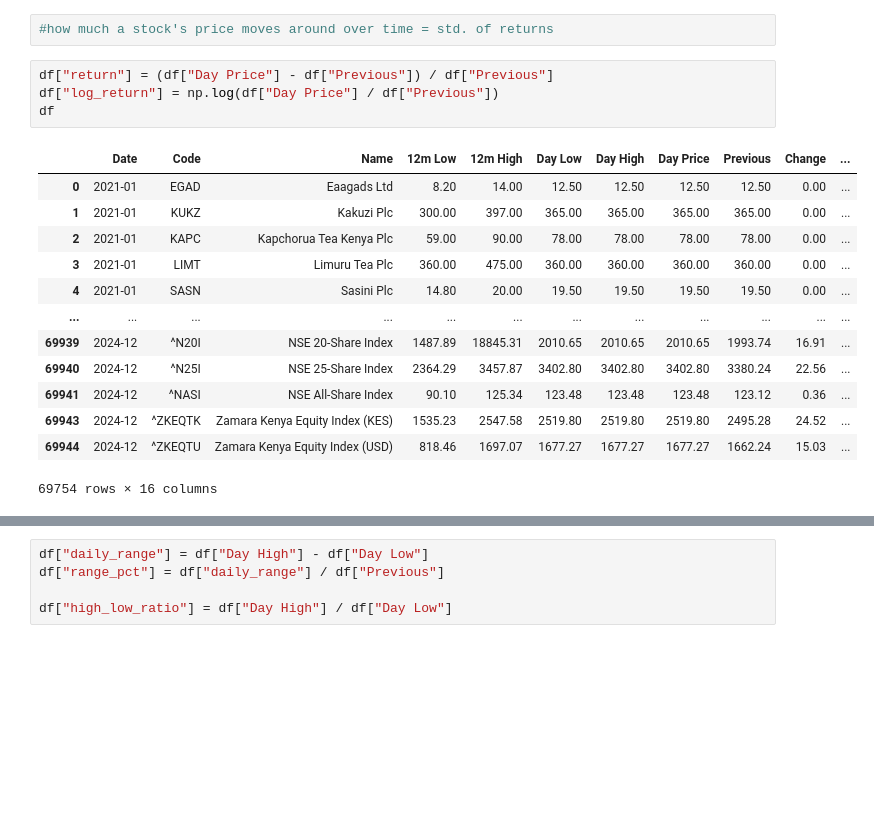
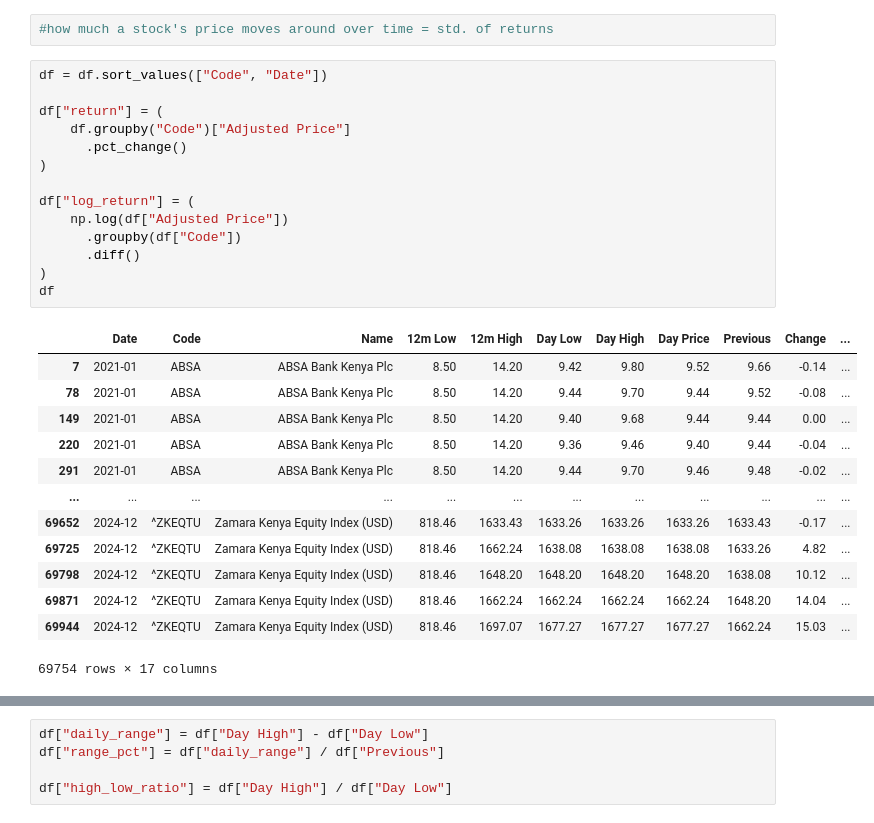
Before and after one commit to lorenaterah/NSE_Stock_Market_Segmentation, a Jupyter notebook: Notebooks/Lorena.ipynb, the cells around one changed output, grey strips where cells are left out. Drawn from its saved outputs; the diff is of its cells as text; blank space fills up the shorter version.

```diff
--- a/Notebooks/Lorena.ipynb
+++ b/Notebooks/Lorena.ipynb
@@ -314,20 +307,30 @@ df
 # %%
 #how much a stock's price moves around over time = std. of returns
-# %%
-df["return"] = (df["Day Price"] - df["Previous"]) / df["Previous"]
-df["log_return"] = np.log(df["Day Price"] / df["Previous"])
-df
-# %% [output]
-|  | Date | Code | Name | 12m Low | 12m High | Day Low | Day High | Day Price | Previous | Change | ... |
-| 0 | 2021-01 | EGAD | Eaagads Ltd | 8.20 | 14.00 | 12.50 | 12.50 | 12.50 | 12.50 | 0.00 | ... |
-| 1 | 2021-01 | KUKZ | Kakuzi Plc | 300.00 | 397.00 | 365.00 | 365.00 | 365.00 | 365.00 | 0.00 | ... |
-| 2 | 2021-01 | KAPC | Kapchorua Tea Kenya Plc | 59.00 | 90.00 | 78.00 | 78.00 | 78.00 | 78.00 | 0.00 | ... |
-| 3 | 2021-01 | LIMT | Limuru Tea Plc | 360.00 | 475.00 | 360.00 | 360.00 | 360.00 | 360.00 | 0.00 | ... |
-| 4 | 2021-01 | SASN | Sasini Plc | 14.80 | 20.00 | 19.50 | 19.50 | 19.50 | 19.50 | 0.00 | ... |
-| ... | ... | ... | ... | ... | ... | ... | ... | ... | ... | ... | ... |
-| 69939 | 2024-12 | ^N20I | NSE 20-Share Index | 1487.89 | 18845.31 | 2010.65 | 2010.65 | 2010.65 | 1993.74 | 16.91 | ... |
-| 69940 | 2024-12 | ^N25I | NSE 25-Share Index | 2364.29 | 3457.87 | 3402.80 | 3402.80 | 3402.80 | 3380.24 | 22.56 | ... |
-| 69941 | 2024-12 | ^NASI | NSE All-Share Index | 90.10 | 125.34 | 123.48 | 123.48 | 123.48 | 123.12 | 0.36 | ... |
-| 69943 | 2024-12 | ^ZKEQTK | Zamara Kenya Equity Index (KES) | 1535.23 | 2547.58 | 2519.80 | 2519.80 | 2519.80 | 2495.28 | 24.52 | ... |
-| 69944 | 2024-12 | ^ZKEQTU | Zamara Kenya Equity Index (USD) | 818.46 | 1697.07 | 1677.27 | 1677.27 | 1677.27 | 1662.24 | 15.03 | ... |
-69754 rows × 16 columns
+# %%
+df = df.sort_values(["Code", "Date"])
+
+df["return"] = (
+    df.groupby("Code")["Adjusted Price"]
+      .pct_change()
+)
+
+df["log_return"] = (
+    np.log(df["Adjusted Price"])
+      .groupby(df["Code"])
+      .diff()
+)
+df
+# %% [output]
+|  | Date | Code | Name | 12m Low | 12m High | Day Low | Day High | Day Price | Previous | Change | ... |
+| 7 | 2021-01 | ABSA | ABSA Bank Kenya Plc | 8.50 | 14.20 | 9.42 | 9.80 | 9.52 | 9.66 | -0.14 | ... |
+| 78 | 2021-01 | ABSA | ABSA Bank Kenya Plc | 8.50 | 14.20 | 9.44 | 9.70 | 9.44 | 9.52 | -0.08 | ... |
+| 149 | 2021-01 | ABSA | ABSA Bank Kenya Plc | 8.50 | 14.20 | 9.40 | 9.68 | 9.44 | 9.44 | 0.00 | ... |
+| 220 | 2021-01 | ABSA | ABSA Bank Kenya Plc | 8.50 | 14.20 | 9.36 | 9.46 | 9.40 | 9.44 | -0.04 | ... |
+| 291 | 2021-01 | ABSA | ABSA Bank Kenya Plc | 8.50 | 14.20 | 9.44 | 9.70 | 9.46 | 9.48 | -0.02 | ... |
+| ... | ... | ... | ... | ... | ... | ... | ... | ... | ... | ... | ... |
+| 69652 | 2024-12 | ^ZKEQTU | Zamara Kenya Equity Index (USD) | 818.46 | 1633.43 | 1633.26 | 1633.26 | 1633.26 | 1633.43 | -0.17 | ... |
+| 69725 | 2024-12 | ^ZKEQTU | Zamara Kenya Equity Index (USD) | 818.46 | 1662.24 | 1638.08 | 1638.08 | 1638.08 | 1633.26 | 4.82 | ... |
+| 69798 | 2024-12 | ^ZKEQTU | Zamara Kenya Equity Index (USD) | 818.46 | 1648.20 | 1648.20 | 1648.20 | 1648.20 | 1638.08 | 10.12 | ... |
+| 69871 | 2024-12 | ^ZKEQTU | Zamara Kenya Equity Index (USD) | 818.46 | 1662.24 | 1662.24 | 1662.24 | 1662.24 | 1648.20 | 14.04 | ... |
+| 69944 | 2024-12 | ^ZKEQTU | Zamara Kenya Equity Index (USD) | 818.46 | 1697.07 | 1677.27 | 1677.27 | 1677.27 | 1662.24 | 15.03 | ... |
+69754 rows × 17 columns
```
Also changed, not shown: parts of 11 cells of this notebook, 1 other file.
